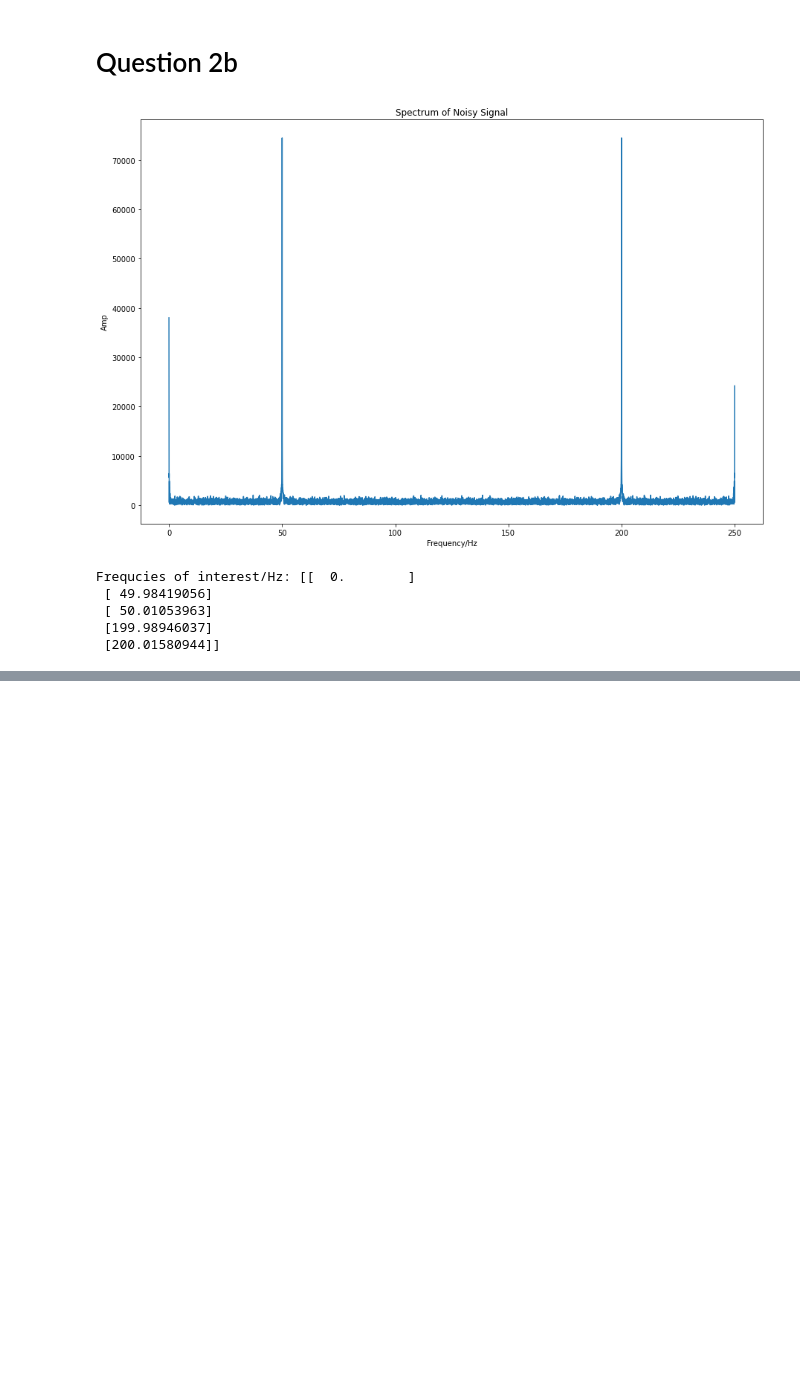
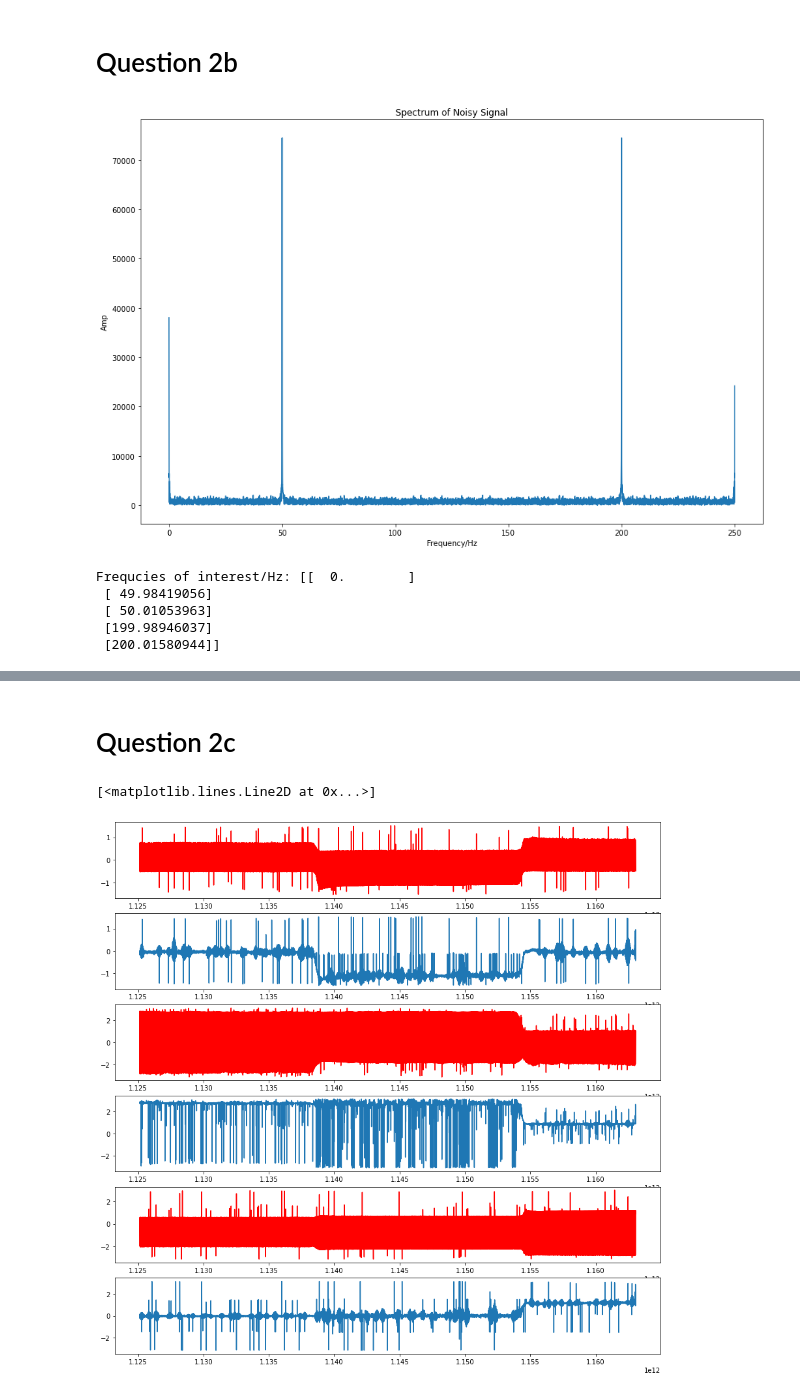
Before and after one commit to ZJTAN97/FilterSignalsProject, a Jupyter notebook: CA Qn 2/answer.ipynb, the cells around one changed output, grey strips where cells are left out. Cells and saved outputs as stored; diff of their text form; code cells hidden in the pictures; blank space fills up the shorter version.

```diff
--- a/CA Qn 2/answer.ipynb
+++ b/CA Qn 2/answer.ipynb
@@ -222,0 +211,67 @@ ax6.title.set_text('Reference Pitch')
+# %% [markdown]
+# Question 2c
+# %%
+# Work out the orientations from original synthetic. You may reuse the methods 'getRotationMatrix' and 'getOrientation'.
+all_noisy_pitch = []
+all_noisy_yaw = []
+all_noisy_roll = []
+
+for i in range(len(noisy_acc_x)):
+    R = Preprocessing.getRotationMatrix(
+        noisy_acc_x[i],
+        noisy_acc_y[i],
+        noisy_acc_z[i],
+        noisy_mag_x[i],
+        noisy_mag_y[i],
+        noisy_mag_z[i]
+    )
+    (noisy_pitch, noisy_yaw, noisy_roll) = Preprocessing.getOrientation(R)
+    all_noisy_pitch.append(noisy_pitch)
+    all_noisy_yaw.append(noisy_yaw)
+    all_noisy_roll.append(noisy_roll)
+
+filtered_acc_x = filter_signal(noisy_acc_x)
+filtered_acc_y = filter_signal(noisy_acc_y)
+filtered_acc_z = filter_signal(noisy_acc_z)
+
+filtered_mag_x = filter_signal(noisy_mag_x)
+filtered_mag_y = filter_signal(noisy_mag_y)
+filtered_mag_z = filter_signal(noisy_mag_z)
+
+
+all_filtered_pitch = []
+all_filtered_yaw = []
+all_filtered_roll = []
+
+for i in range(len(noisy_acc_x)):
+    R = Preprocessing.getRotationMatrix(
+        filtered_acc_x[i],
+        filtered_acc_y[i],
+        filtered_acc_z[i],
+        filtered_mag_x[i],
+        filtered_mag_y[i],
+        filtered_mag_z[i]
+    )
+    (filtered_pitch, filtered_yaw, filtered_roll) = Preprocessing.getOrientation(R)
+    all_filtered_pitch.append(filtered_pitch)
+    all_filtered_yaw.append(filtered_yaw)
+    all_filtered_roll.append(filtered_roll)
+
+
+
+# Work out the orientations from your filtered data.
+# Plot your computed pitch, roll and roll and compare them with the original results.
+
+fig, (ax1, ax2, ax3, ax4, ax5, ax6) = plt.subplots(6, 1, figsize=(15,15))
+
+ax1.plot(ts_noisy_acc, all_noisy_pitch, color='r')
+ax2.plot(ts_noisy_acc, all_filtered_pitch)
+
+ax3.plot(ts_noisy_acc, all_noisy_roll, color='r')
+ax4.plot(ts_noisy_acc, all_filtered_roll)
+
+ax5.plot(ts_noisy_acc, all_noisy_yaw, color='r')
+ax6.plot(ts_noisy_acc, all_filtered_yaw)
+# %% [output]
+[<matplotlib.lines.Line2D at 0x...>]
+[figure, added]
```
Also changed, not shown: parts of 4 cells of this notebook.
